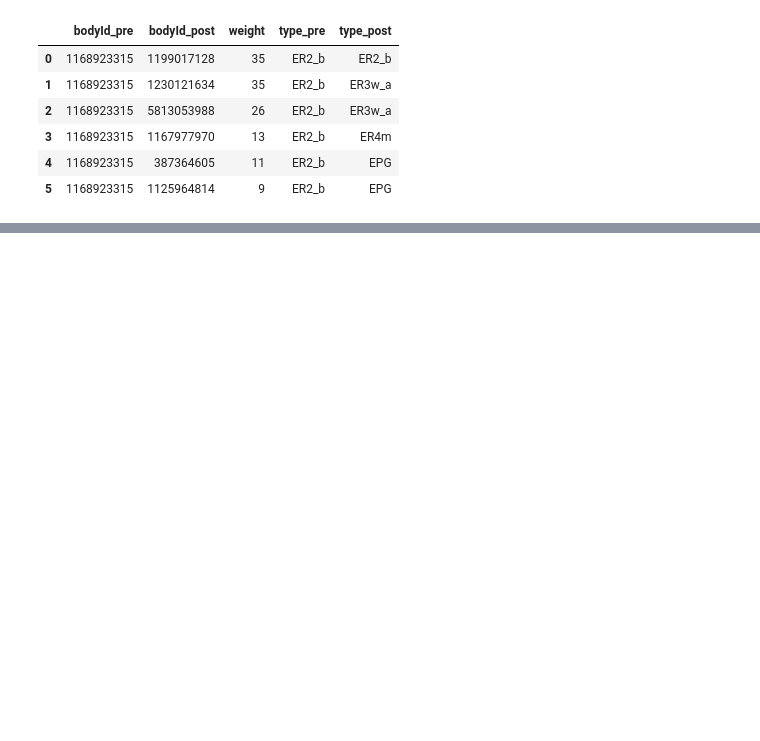
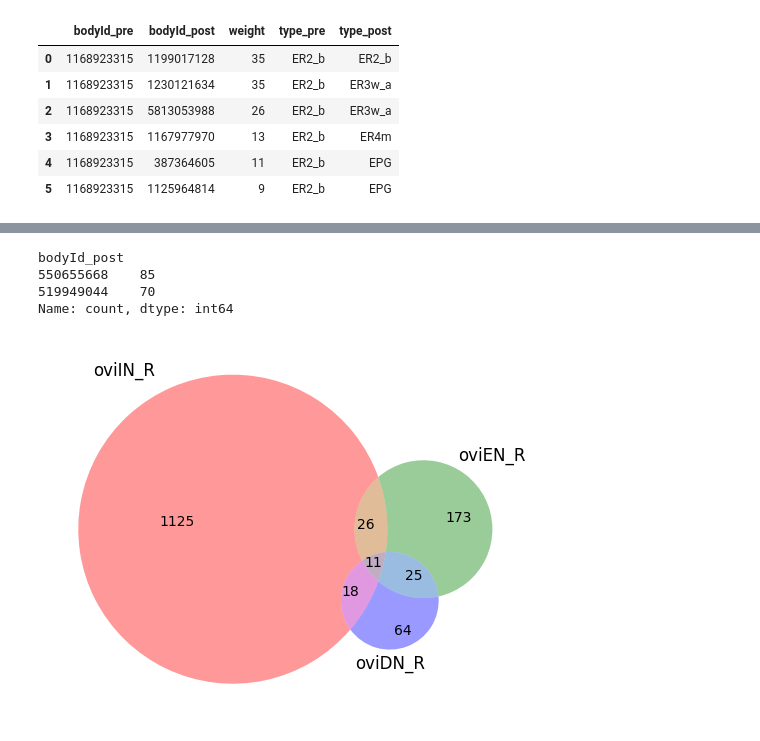
Before and after one commit to Gutierrez-lab/oviIN-analyses-gabrielle, a Jupyter notebook: grant_figures.ipynb, the cells around one changed output, grey strips where cells are left out. Saved outputs shown, nothing was run; the diff lists cells and outputs as text; code cells hidden in the pictures; blank space fills up the shorter version.

Commit message:
venn diagram of oviposition inputs overlap

```diff
--- a/grant_figures.ipynb
+++ b/grant_figures.ipynb
@@ -75,0 +76,10 @@ little_conn
+# %%
+# inputs to the oviposition triad
+from neuprint import fetch_simple_connections, NeuronCriteria as NC
+min_w = 3
+
+oviINr_conns = fetch_simple_connections(None, 'oviIN_R', min_weight=min_w)
+oviENr_conns = fetch_simple_connections(None, 'SMP550_R', min_weight=min_w)
+oviDNr_conns = fetch_simple_connections(None, NC(instance = 'oviDN.*_R'), min_weight=min_w)
+
+oviDNr_conns
@@ -75,0 +100,20 @@ little_conn
+# %%
+oviDNr_conns['bodyId_post'].value_counts()
+# %% [output]
+bodyId_post
+550655668    85
+519949044    70
+Name: count, dtype: int64
+# %%
+# make lists from the inputs
+oviINr_inputs = set(oviINr_conns['bodyId_pre'].tolist())
+oviENr_inputs = set(oviENr_conns['bodyId_pre'].tolist())
+oviDNr_inputs = set(oviDNr_conns['bodyId_pre'].tolist())
+# %%
+# figure showing Venn diagram of overlaps in inputs
+from matplotlib_venn import venn3
+
+venn3((oviINr_inputs, oviENr_inputs, oviDNr_inputs), ('oviIN_R', 'oviEN_R','oviDN_R'))
+plt.show()
+# %% [output]
+[figure, added]
```
Also changed, not shown: parts of 18 cells of this notebook, 2 other files.
